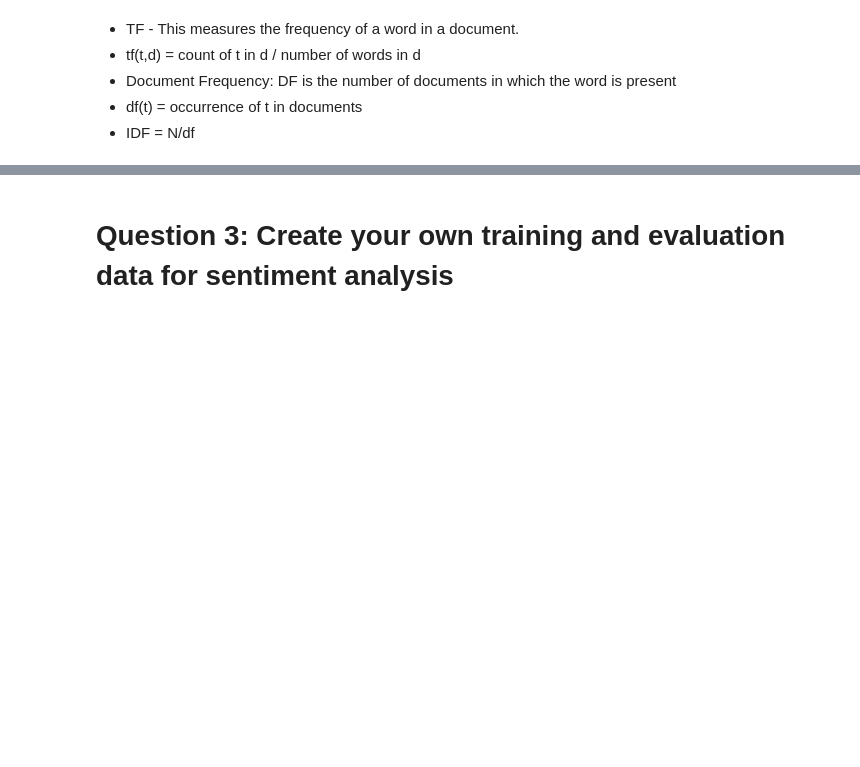
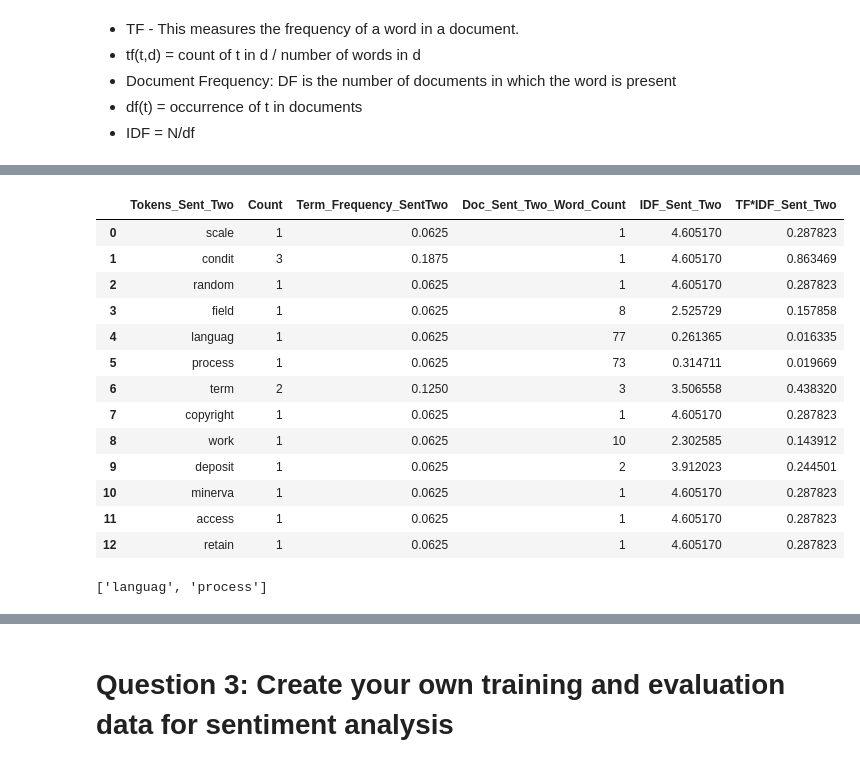
Before and after one commit to prithvikolla/Compuational_Methods_INFO5731, a Jupyter notebook: Assignment/INFO_5731_Assignment_3.ipynb, the cells around one changed output, grey strips where cells are left out. Saved outputs shown, nothing was run; the diff lists cells and outputs as text; code cells hidden in the pictures; blank space fills up the shorter version.

```diff
--- a/Assignment/INFO_5731_Assignment_3.ipynb
+++ b/Assignment/INFO_5731_Assignment_3.ipynb
@@ -376,0 +489,2 @@ df7.head()
+# %%
+df9 = pd.DataFrame({'Tokens_Sent_Two':unique_Sent_Two,'Count': count_Two,'Term_Frequency_SentTwo':freq_sent_two})
@@ -376,0 +508,10 @@ df7.head()
+# %%
+count = 0
+doc_Sent_Two_Count = [ ]
+for l in unique_Sent_Two:
+ for i in li_WordToken_Abstract:
+     if l in i:
+       count+=1
+       doc_Sent_Two_Count.append(l)
+doc_Sent_Two_Word_Count = Counter(doc_Sent_Two_Count)
+df9['Doc_Sent_Two_Word_Count'] = list (doc_Sent_Two_Word_Count.values())
@@ -376,0 +535,29 @@ df7.head()
+# %%
+df9['IDF_Sent_Two'] = df9['Doc_Sent_Two_Word_Count'].apply(lambda x: np.log(Total_Doc_Count/x))
+# %%
+df9['TF*IDF_Sent_Two'] = np.multiply(df9['Term_Frequency_SentTwo'],df9['IDF_Sent_Two'])
+# %%
+df9
+# %% [output]
+|  | Tokens_Sent_Two | Count | Term_Frequency_SentTwo | Doc_Sent_Two_Word_Count | IDF_Sent_Two | TF*IDF_Sent_Two |
+| 0 | scale | 1 | 0.0625 | 1 | 4.605170 | 0.287823 |
+| 1 | condit | 3 | 0.1875 | 1 | 4.605170 | 0.863469 |
+| 2 | random | 1 | 0.0625 | 1 | 4.605170 | 0.287823 |
+| 3 | field | 1 | 0.0625 | 8 | 2.525729 | 0.157858 |
+| 4 | languag | 1 | 0.0625 | 77 | 0.261365 | 0.016335 |
+| 5 | process | 1 | 0.0625 | 73 | 0.314711 | 0.019669 |
+| 6 | term | 2 | 0.1250 | 3 | 3.506558 | 0.438320 |
+| 7 | copyright | 1 | 0.0625 | 1 | 4.605170 | 0.287823 |
+| 8 | work | 1 | 0.0625 | 10 | 2.302585 | 0.143912 |
+| 9 | deposit | 1 | 0.0625 | 2 | 3.912023 | 0.244501 |
+| 10 | minerva | 1 | 0.0625 | 1 | 4.605170 | 0.287823 |
+| 11 | access | 1 | 0.0625 | 1 | 4.605170 | 0.287823 |
+| 12 | retain | 1 | 0.0625 | 1 | 4.605170 | 0.287823 |
+# %%
+common_words = [ ]
+for i in clean_Sample:
+    if i in unique_Sent_Two:
+       common_words.append(i)
+common_words #words that appear in both vectors
+# %% [output]
+['languag', 'process']
```
Also changed, not shown: parts of 31 cells of this notebook.
